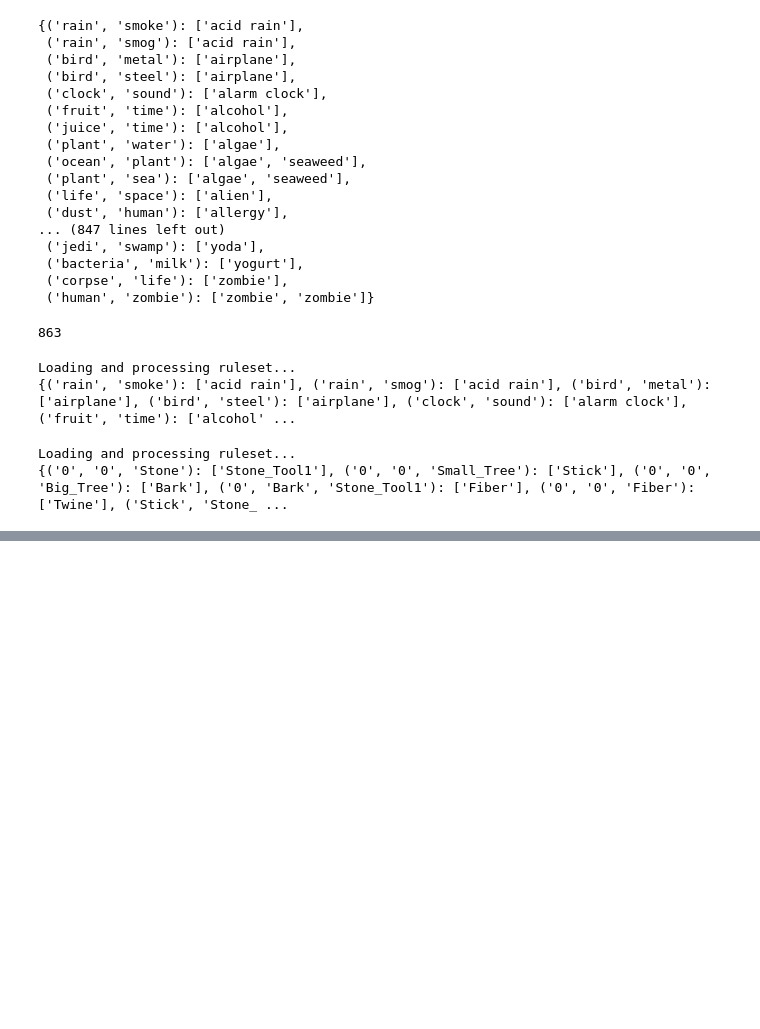
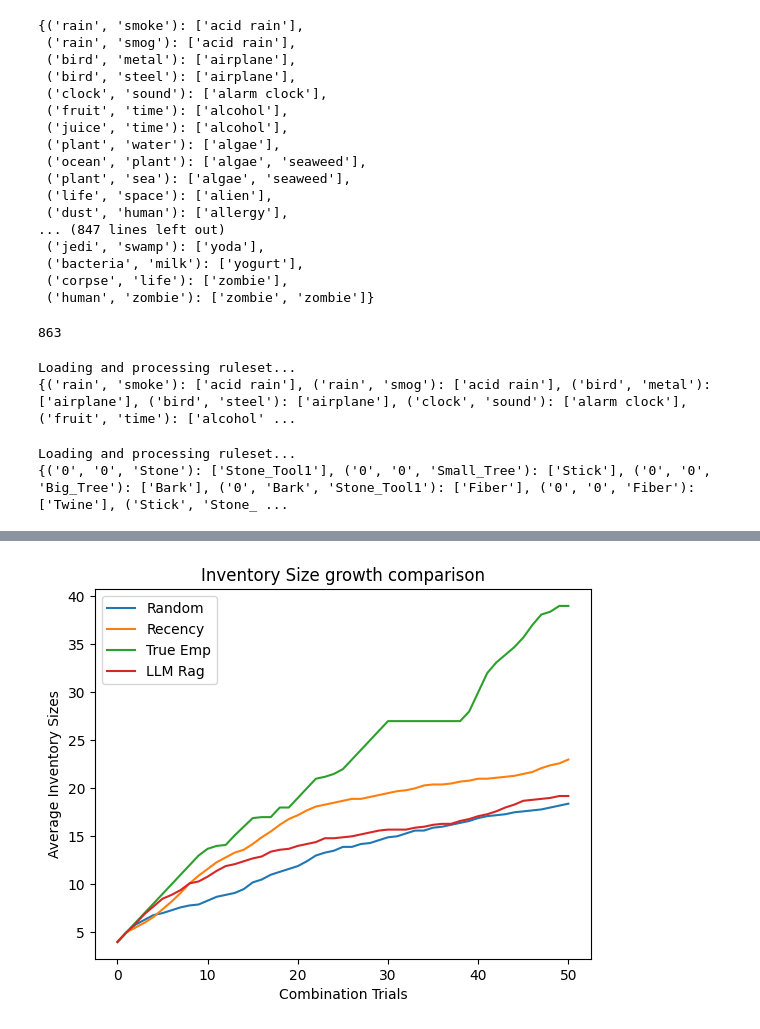
Before and after one commit to AkhilTrc/semantic-selection-agent, a Jupyter notebook: rough_notebook.ipynb, the cells around one changed output, grey strips where cells are left out. Drawn from its saved outputs; the diff is of its cells as text; code cells hidden in the pictures; blank space fills up the shorter version.

Commit message:
Compare graph | Improvements

```diff
--- a/rough_notebook.ipynb
+++ b/rough_notebook.ipynb
@@ -228,3 +228,23 @@ print(normalized)
 # %% [output]
 Loading and processing ruleset...
 {('0', '0', 'Stone'): ['Stone_Tool1'], ('0', '0', 'Small_Tree'): ['Stick'], ('0', '0', 'Big_Tree'): ['Bark'], ('0', 'Bark', 'Stone_Tool1'): ['Fiber'], ('0', '0', 'Fiber'): ['Twine'], ('Stick', 'Stone_ ...
+# %%
+import csv
+
+def csv_to_list(csv_name):
+    my_list = []
+    with open(csv_name, "r") as f:
+        reader = csv.reader(f)
+        for row in reader:
+            # If one value per row:
+            my_list.append(float(row[0]))
+            # If values were in a single row instead:
+            # my_list = [float(x) for x in row]
+
+    print(my_list)
+    return my_list
+# %%
+rand = csv_to_list("avg_inventory_sizes_50iters_10trials_base.csv")
+rec = csv_to_list("avg_inventory_sizes_50iters_10trials_rec.csv")
+trueemp = csv_to_list("avg_inventory_sizes_50iters_10trials_trueemp.csv")
+llm_rag = csv_to_list("avg_inventory_sizes_50iters_10trials.csv")
@@ -230,0 +256,22 @@ Loading and processing ruleset...
+# %%
+import matplotlib.pyplot as plt
+
+x = range(len(rand))
+
+# Plot each list with a label (automatically gets different colors)
+plt.plot(x, rand, label='Random')
+plt.plot(x, rec, label='Recency')
+plt.plot(x, trueemp, label='True Emp')
+plt.plot(x, llm_rag, label='LLM Rag')
+
+# Add axis labels and title (optional)
+plt.xlabel('Combination Trials')
+plt.ylabel('Average Inventory Sizes')
+plt.title('Inventory Size growth comparison')
+
+# Add legend to identify lines
+plt.legend()
+plt.grid(True)
+plt.show()
+# %% [output]
+[figure, added]
```
Also changed, not shown: parts of 1 cell of this notebook, 7 other files.
